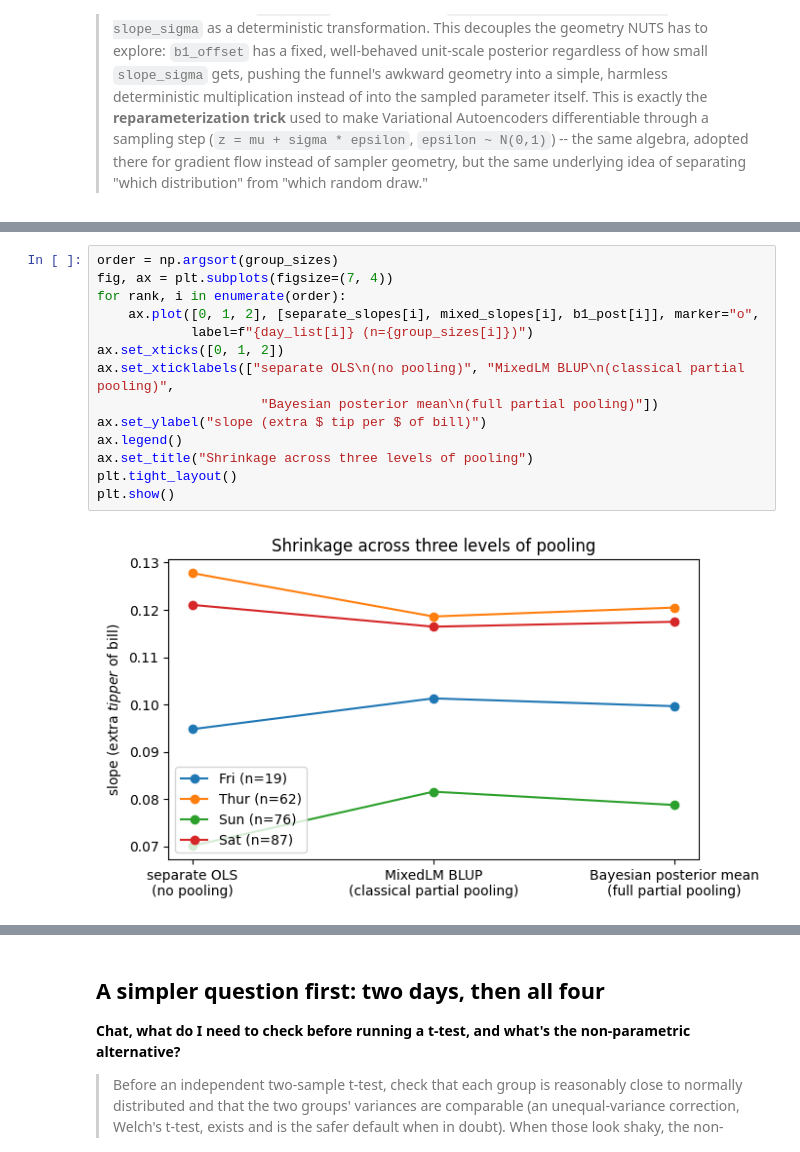
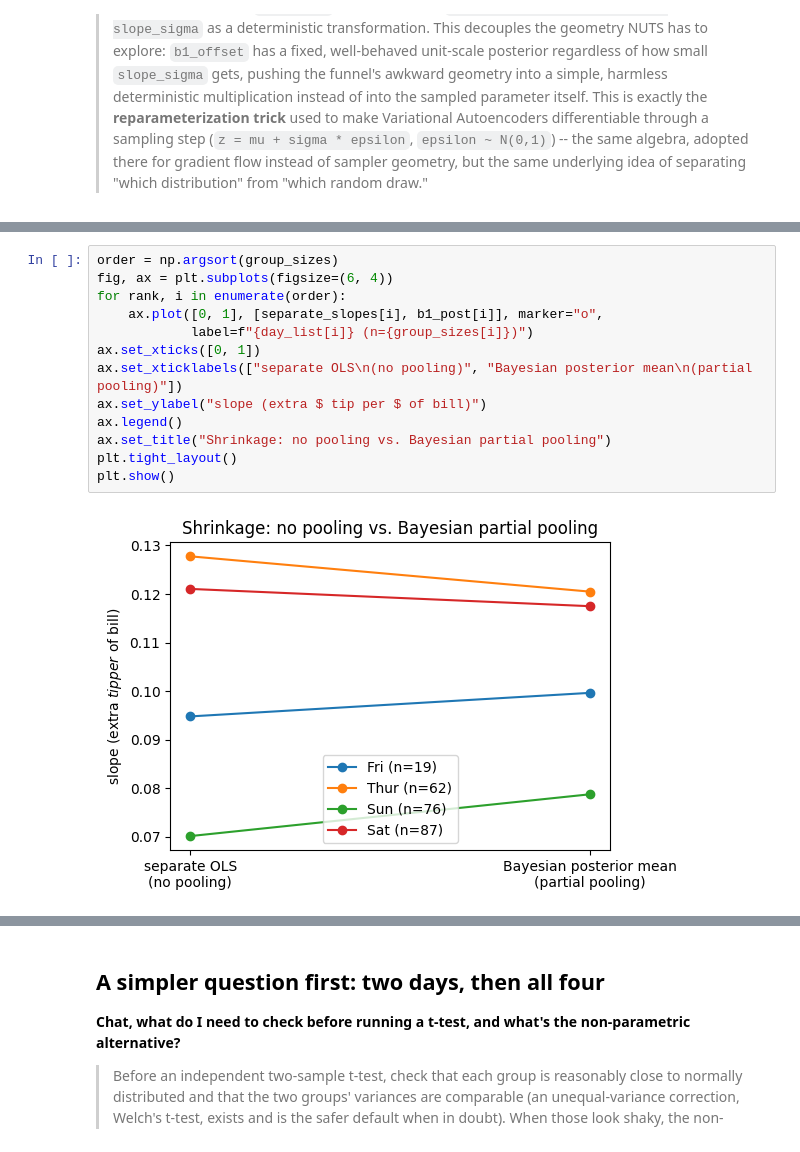
Before and after one commit to yaeldorin-glitch/Statistics-applications, a Jupyter notebook: 2_bayes_vs_ols_tips/2_bayes_vs_ols_restaurant_tips.ipynb, the cells around one changed output, grey strips where cells are left out. Saved outputs shown, nothing was run; the diff lists cells and outputs as text.

```diff
--- a/2_bayes_vs_ols_tips/2_bayes_vs_ols_restaurant_tips.ipynb
+++ b/2_bayes_vs_ols_tips/2_bayes_vs_ols_restaurant_tips.ipynb
@@ -677,16 +621,15 @@ comparison
 # %%
 order = np.argsort(group_sizes)
-fig, ax = plt.subplots(figsize=(7, 4))
+fig, ax = plt.subplots(figsize=(6, 4))
 for rank, i in enumerate(order):
-    ax.plot([0, 1, 2], [separate_slopes[i], mixed_slopes[i], b1_post[i]], marker="o",
+    ax.plot([0, 1], [separate_slopes[i], b1_post[i]], marker="o",
             label=f"{day_list[i]} (n={group_sizes[i]})")
-ax.set_xticks([0, 1, 2])
-ax.set_xticklabels(["separate OLS\n(no pooling)", "MixedLM BLUP\n(classical partial pooling)",
-                     "Bayesian posterior mean\n(full partial pooling)"])
+ax.set_xticks([0, 1])
+ax.set_xticklabels(["separate OLS\n(no pooling)", "Bayesian posterior mean\n(partial pooling)"])
 ax.set_ylabel("slope (extra $ tip per $ of bill)")
 ax.legend()
-ax.set_title("Shrinkage across three levels of pooling")
+ax.set_title("Shrinkage: no pooling vs. Bayesian partial pooling")
 plt.tight_layout()
 plt.show()
 # %% [output]
-[figure, old version]
+[figure, new version]
```
Also changed, not shown: parts of 16 cells of this notebook, 2 other files.
